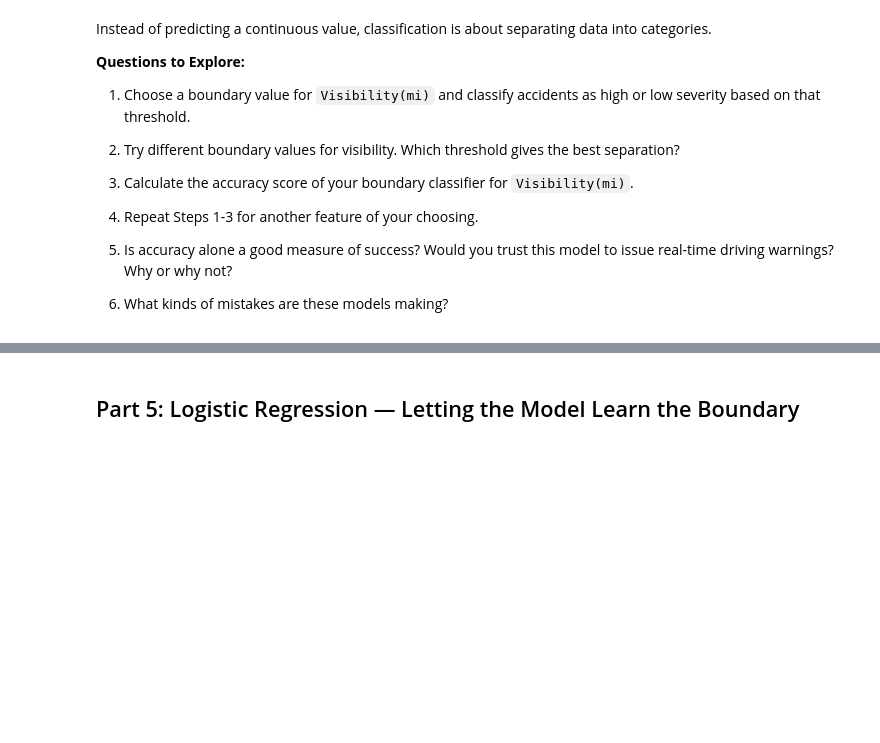
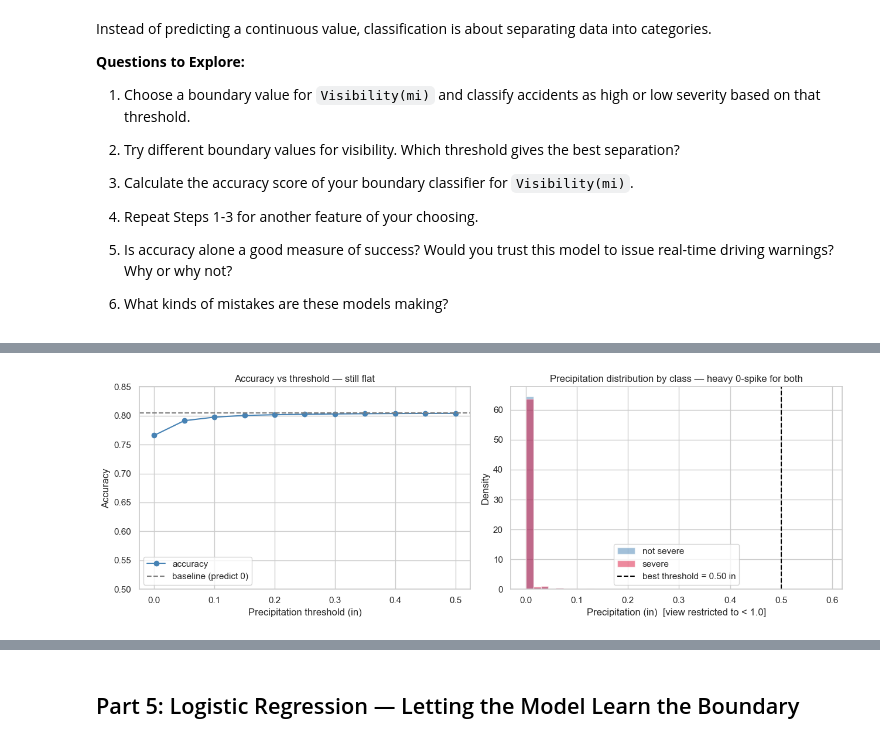
Before and after one commit to alextianyf/severe-accident-prediction, a Jupyter notebook: severe_accident_prediction.ipynb, the cells around one changed output, grey strips where cells are left out. Saved outputs shown, nothing was run; the diff lists cells and outputs as text; code cells hidden in the pictures; blank space fills up the shorter version.

```diff
--- a/severe_accident_prediction.ipynb
+++ b/severe_accident_prediction.ipynb
@@ -901,0 +856,21 @@ This sets up the case for **logistic regression** — a method that can use a fe
+# %%
+# Q4 repeat: pick a single threshold for Precipitation, then sweep
+clean_p = accidents_dat.dropna(subset=['Precipitation_in']).copy()
+y_true_p = clean_p['High_Severity'].values
+
+threshold_p = 0.05  # inches — light rainfall cutoff
+y_pred_p_single = (clean_p['Precipitation_in'] > threshold_p).astype(int).values
+acc_p_single = (y_pred_p_single == y_true_p).mean()
+print(f'Rule: "Precipitation > {threshold_p} in  =>  predict severe"')
+print(f'  Accuracy: {acc_p_single:.4f}')
+print(f'  Baseline: {(y_true_p == 0).mean():.4f}\n')
+
+# Sweep precipitation thresholds
+thresholds_p = np.arange(0.0, 0.55, 0.05)
+accuracies_p = [((clean_p['Precipitation_in'] > t).astype(int).values == y_true_p).mean() for t in thresholds_p]
+sweep_p = pd.DataFrame({'threshold(in)': thresholds_p, 'accuracy': np.round(accuracies_p, 4)})
+print(sweep_p.to_string(index=False))
+
+best_tp = thresholds_p[int(np.argmax(accuracies_p))]
+print(f'\nBest threshold by accuracy: {best_tp:.2f} in  (accuracy = {max(accuracies_p):.4f})')
+print(f'Baseline:                   {(y_true_p == 0).mean():.4f}')
@@ -901,0 +897,25 @@ This sets up the case for **logistic regression** — a method that can use a fe
+# %%
+# Same visualization for Precipitation
+fig, axes = plt.subplots(1, 2, figsize=(13, 4.5))
+
+axes[0].plot(thresholds_p, accuracies_p, marker='o', color='steelblue', label='accuracy')
+axes[0].axhline((y_true_p == 0).mean(), color='gray', linestyle='--', label='baseline (predict 0)')
+axes[0].set_xlabel('Precipitation threshold (in)')
+axes[0].set_ylabel('Accuracy')
+axes[0].set_title('Accuracy vs threshold — still flat')
+axes[0].set_ylim(0.5, 0.85); axes[0].legend()
+
+# Distribution — restrict view to <1 in for readability
+for label, color, name in [(0, 'steelblue', 'not severe'), (1, 'crimson', 'severe')]:
+    subset = clean_p.loc[clean_p['High_Severity'] == label, 'Precipitation_in']
+    subset = subset[subset < 1.0]  # zoom in to the meaningful range
+    axes[1].hist(subset, bins=40, alpha=0.5, color=color, label=name, density=True)
+axes[1].axvline(best_tp, color='black', linestyle='--', label=f'best threshold = {best_tp:.2f} in')
+axes[1].set_xlabel('Precipitation (in)  [view restricted to < 1.0]')
+axes[1].set_ylabel('Density')
+axes[1].set_title('Precipitation distribution by class — heavy 0-spike for both')
+axes[1].legend()
+
+plt.tight_layout(); plt.show()
+# %% [output]
+[figure, added]
```
Also changed, not shown: parts of 78 cells of this notebook.
